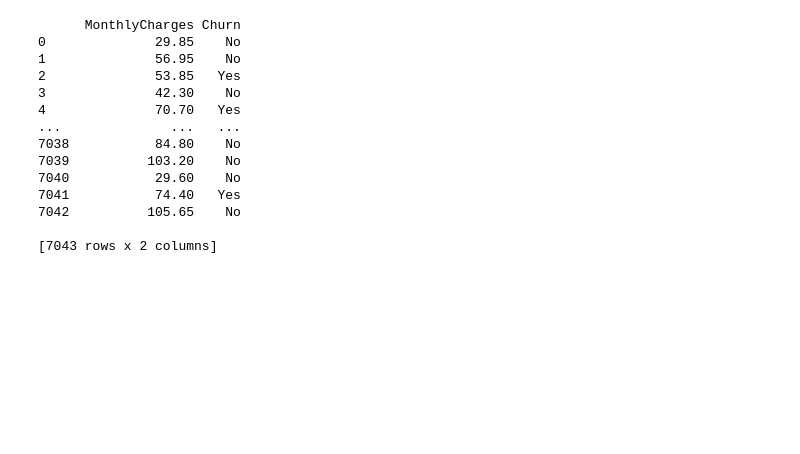
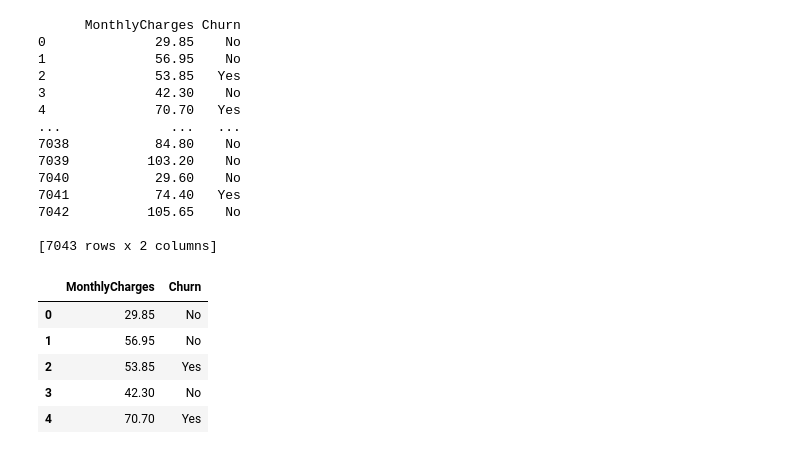
Before and after one commit to suzaladhikari/customer_churn-, a Jupyter notebook: EDA/eda.ipynb, the cells around one changed output. Cells and saved outputs as stored; diff of their text form; code cells hidden in the pictures; blank space fills up the shorter version.

```diff
--- a/EDA/eda.ipynb
+++ b/EDA/eda.ipynb
@@ -545,3 +545,19 @@ print(monthlystats)
 7042          105.65    No
 
 [7043 rows x 2 columns]
+# %%
+query = """
+
+select "MonthlyCharges", "Churn"
+from cleaned
+
+"""
+monthlystats = pd.read_sql(query,connection)
+monthlystats.head()
+# %% [output]
+|  | MonthlyCharges | Churn |
+| 0 | 29.85 | No |
+| 1 | 56.95 | No |
+| 2 | 53.85 | Yes |
+| 3 | 42.30 | No |
+| 4 | 70.70 | Yes |
```
Also changed, not shown: parts of 2 cells of this notebook.
